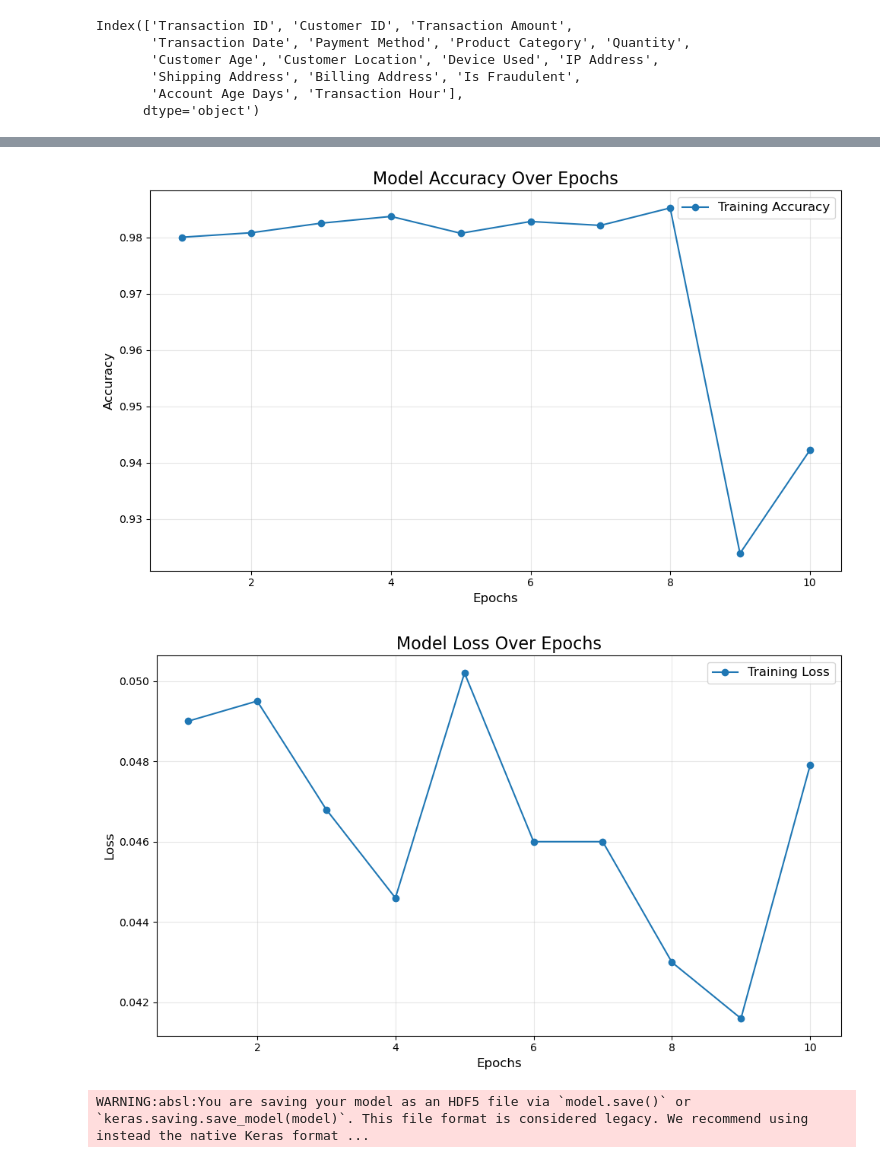
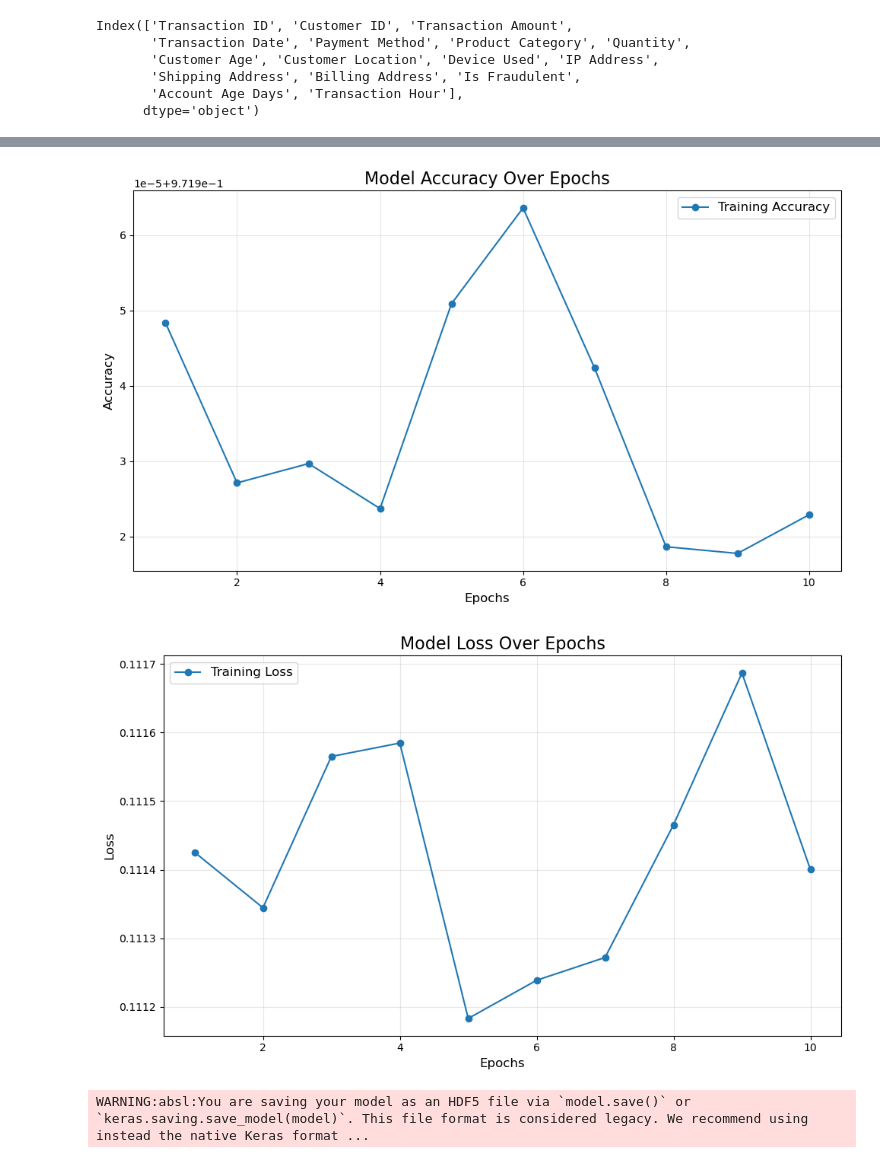
Before and after one commit to aferrodelgado/Project-4, a Jupyter notebook: Accuracy model.ipynb, the cells around one changed output, grey strips where cells are left out. Cells and saved outputs as stored; diff of their text form; code cells hidden in the pictures.

Commit message:
adding new accuracy models

```diff
--- a/Accuracy model.ipynb
+++ b/Accuracy model.ipynb
@@ -306,32 +284,30 @@ Loss: 0.37163200974464417, Accuracy: 0.9473238587379456
 # %%
 Epochs = list(range(1, 11))  # Example: 10 epochs
-training_accuracy = [.98, .9808, .9825, 0.9837, 0.9807, 0.9828, 0.9821, 0.9852, 0.9239, 0.9422]
-training_loss = [.0490, .0495, 00.0468, 0.0446, 0.0502, 0.046, 0.046, 0.043, 0.0416, 0.0479]
-
+training_accuracy = [entry['accuracy'] for entry in all_results]
+training_loss = [entry['loss'] for entry in all_results]
 
 # Plot
 plt.figure(figsize=(10, 6))
 plt.plot(Epochs, training_accuracy, label="Training Accuracy", marker='o', linestyle='-', markersize=6)
 plt.title("Model Accuracy Over Epochs", fontsize=16)
 plt.xlabel("Epochs", fontsize=12)
 plt.ylabel("Accuracy", fontsize=12)
 plt.legend(fontsize=12)
 plt.grid(alpha=0.3)
 plt.tight_layout()
 plt.show()
 
-
 plt.figure(figsize=(10, 6))
 plt.plot(Epochs, training_loss, label="Training Loss", marker='o', linestyle='-', markersize=6)
 plt.title("Model Loss Over Epochs", fontsize=16)
 plt.xlabel("Epochs", fontsize=12)
 plt.ylabel("Loss", fontsize=12)
 plt.legend(fontsize=12)
 plt.grid(alpha=0.3)
 plt.tight_layout()
 plt.show()
 # %% [output]
-[figure, old version]
+[figure, new version]
-[figure, old version]
+[figure, new version]
 # %%
 # Export our model to HDF5 file
```
Also changed, not shown: parts of 11 cells of this notebook, 4 other files.
